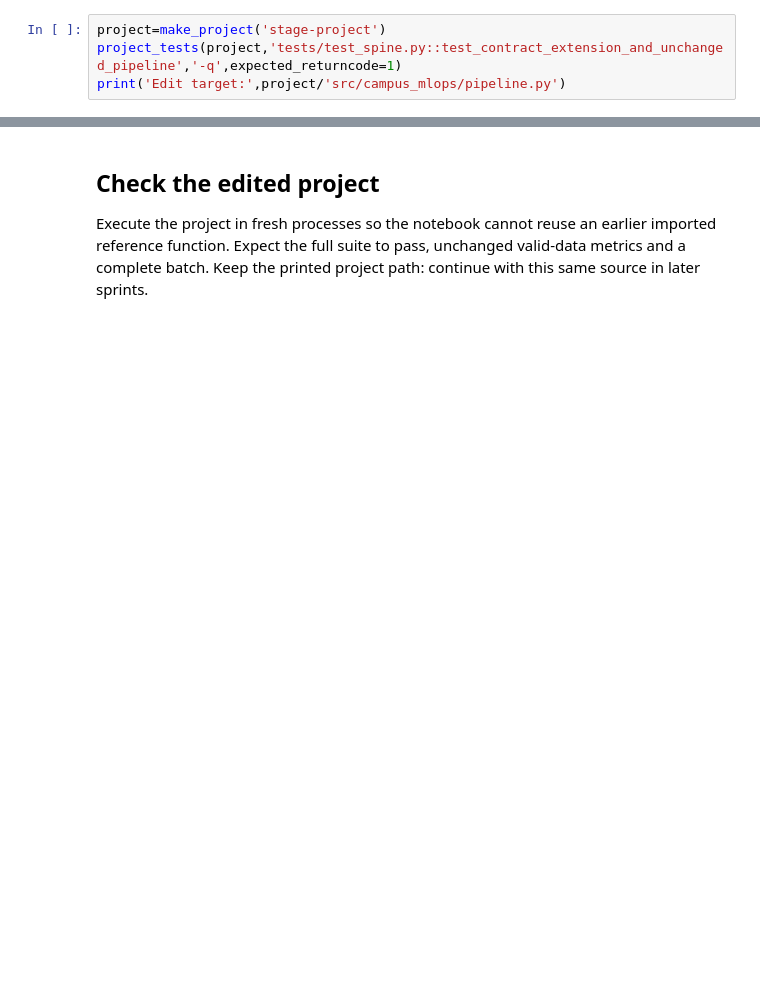
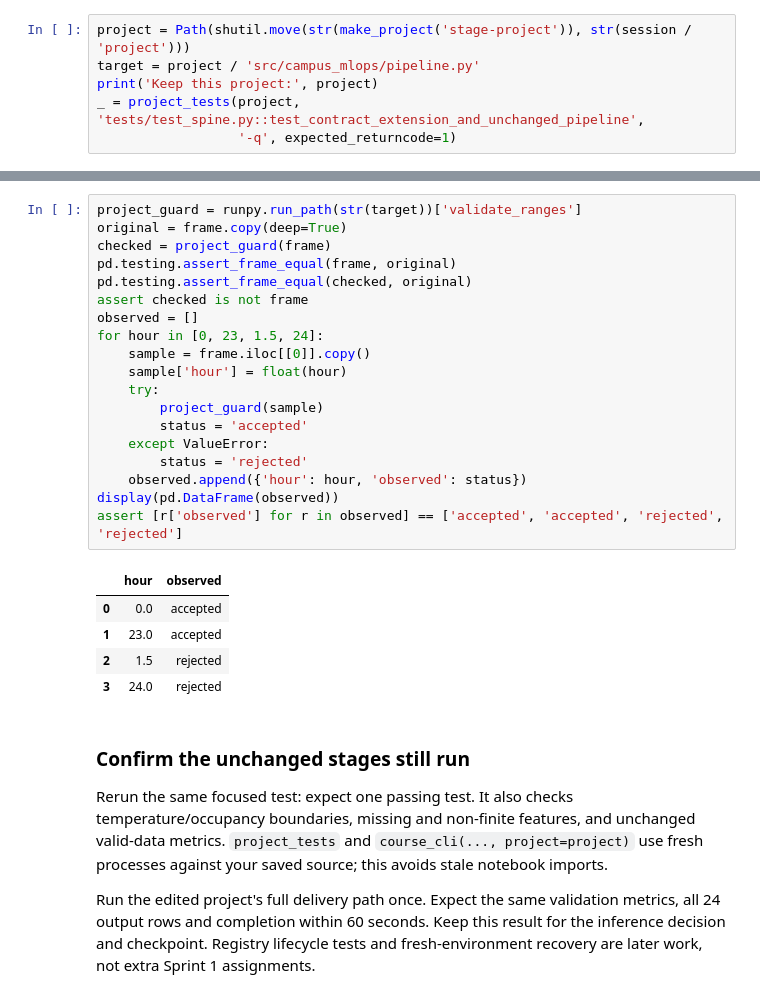
Before and after one commit to richhiey/ml-llm-ops, a Jupyter notebook: module-a/notebooks/01-pipeline-and-extension.ipynb, the cells around one changed output, grey strips where cells are left out. Cells and saved outputs as stored; diff of their text form; blank space fills up the shorter version.

```diff
--- a/module-a/notebooks/01-pipeline-and-extension.ipynb
+++ b/module-a/notebooks/01-pipeline-and-extension.ipynb
@@ -196,6 +181,8 @@ Make an actual source change in a new project. First predict what the finite-onl
 # %%
-project=make_project('stage-project')
-project_tests(project,'tests/test_spine.py::test_contract_extension_and_unchanged_pipeline','-q',expected_returncode=1)
-print('Edit target:',project/'src/campus_mlops/pipeline.py')
+project = Path(shutil.move(str(make_project('stage-project')), str(session / 'project')))
+target = project / 'src/campus_mlops/pipeline.py'
+print('Keep this project:', project)
+_ = project_tests(project, 'tests/test_spine.py::test_contract_extension_and_unchanged_pipeline',
+                  '-q', expected_returncode=1)
 # %% [output]
 {
@@ -252,5 +256,32 @@ print(''.join(difflib.unified_diff(before.splitlines(True),after.splitlines(True
+# %%
+project_guard = runpy.run_path(str(target))['validate_ranges']
+original = frame.copy(deep=True)
+checked = project_guard(frame)
+pd.testing.assert_frame_equal(frame, original)
+pd.testing.assert_frame_equal(checked, original)
+assert checked is not frame
+observed = []
+for hour in [0, 23, 1.5, 24]:
+    sample = frame.iloc[[0]].copy()
+    sample['hour'] = float(hour)
+    try:
+        project_guard(sample)
+        status = 'accepted'
+    except ValueError:
+        status = 'rejected'
+    observed.append({'hour': hour, 'observed': status})
+display(pd.DataFrame(observed))
+assert [r['observed'] for r in observed] == ['accepted', 'accepted', 'rejected', 'rejected']
+# %% [output]
+|  | hour | observed |
+| 0 | 0.0 | accepted |
+| 1 | 23.0 | accepted |
+| 2 | 1.5 | rejected |
+| 3 | 24.0 | rejected |
 # %% [markdown]
-## Check the edited project
+### Confirm the unchanged stages still run
 
-Execute the project in fresh processes so the notebook cannot reuse an earlier imported reference function. Expect the full suite to pass, unchanged valid-data metrics and a complete batch. Keep the printed project path: continue with this same source in later sprints.
+Rerun the same focused test: expect one passing test. It also checks temperature/occupancy boundaries, missing and non-finite features, and unchanged valid-data metrics. `project_tests` and `course_cli(..., project=project)` use fresh processes against your saved source; this avoids stale notebook imports.
+
+Run the edited project's full delivery path once. Expect the same validation metrics, all 24 output rows and completion within 60 seconds. Keep this result for the inference decision and checkpoint. Registry lifecycle tests and fresh-environment recovery are later work, not extra Sprint 1 assignments.
 # %%
```
Also changed, not shown: parts of 34 cells of this notebook, 18 other files.
